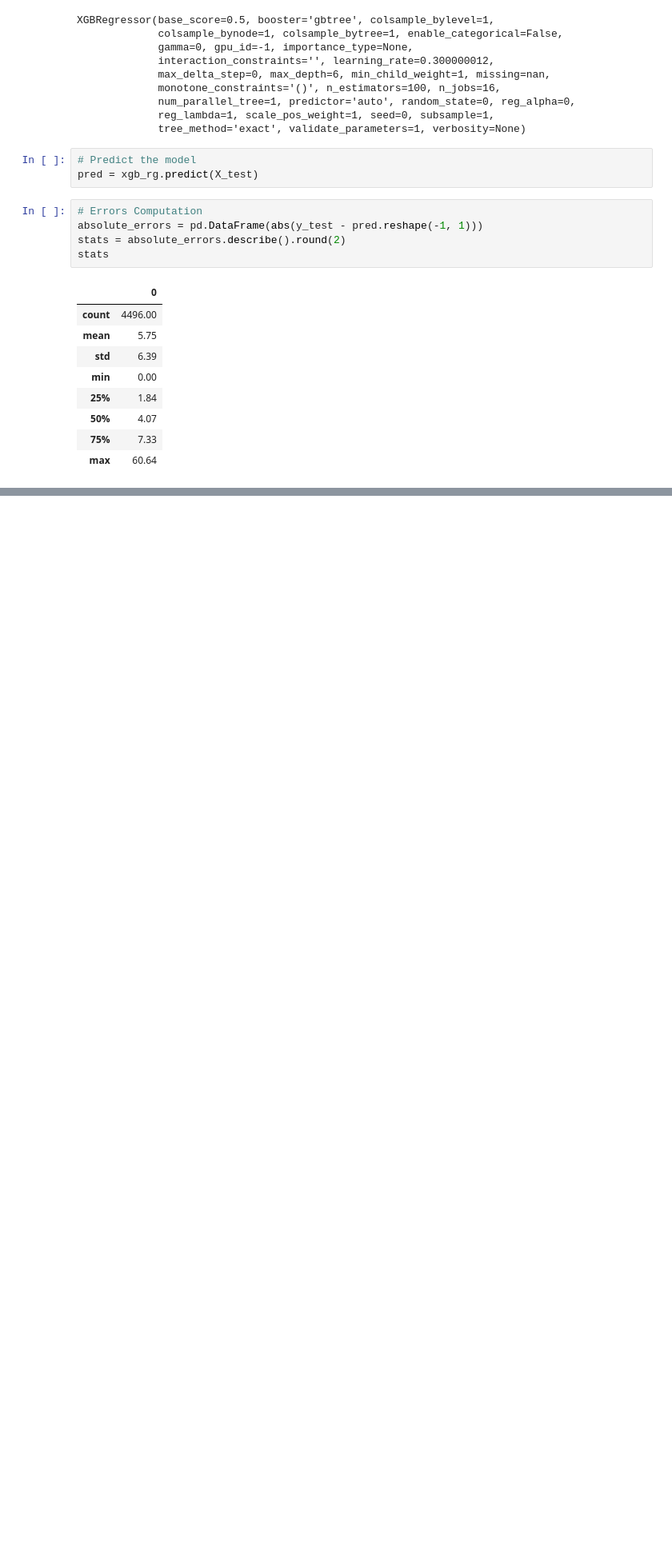
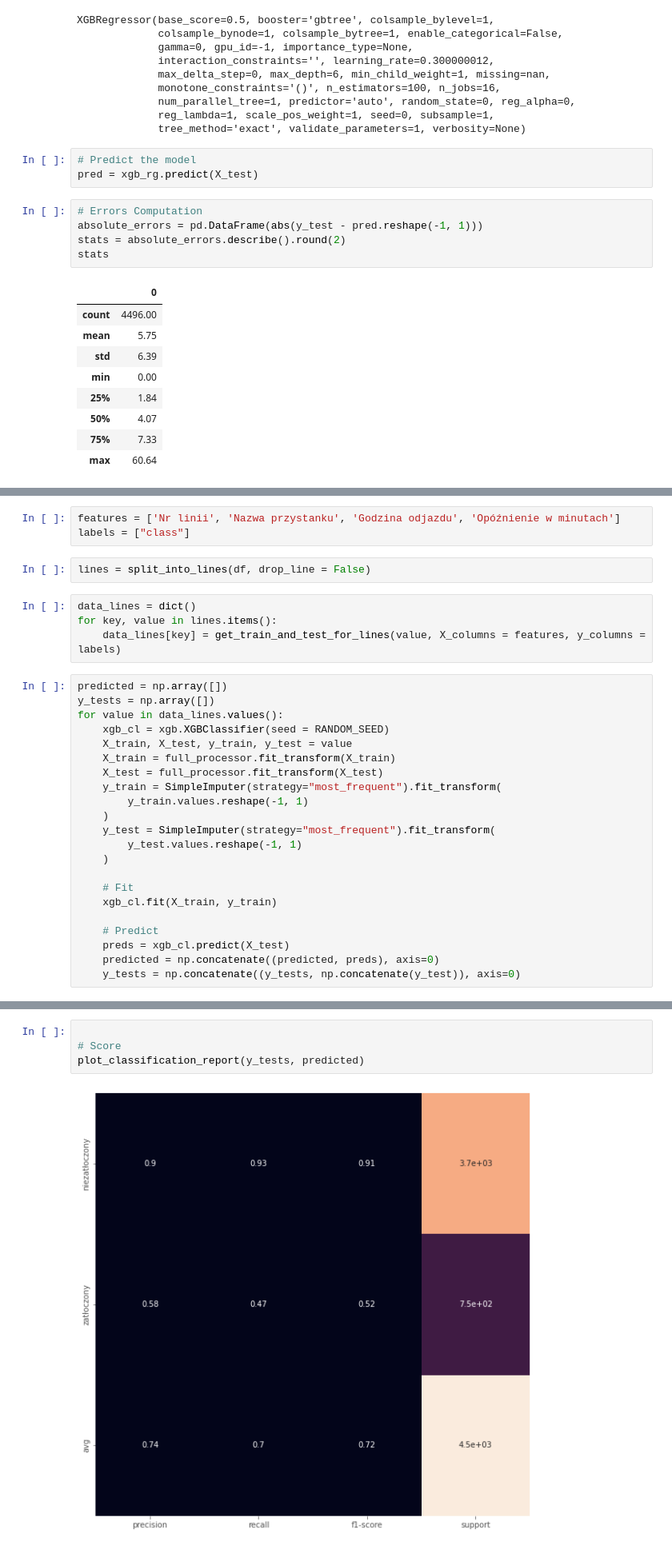
Before and after one commit to Walczi123/Projekt_Przetwarzanie_Danych, a Jupyter notebook: bin_cls_xgb.ipynb, the cells around one changed output, grey strips where cells are left out. Shown at 80% size. Saved outputs shown, nothing was run; the diff lists cells and outputs as text; blank space fills up the shorter version.

Commit message:
Add per line predictions to xgb

```diff
--- a/bin_cls_xgb.ipynb
+++ b/bin_cls_xgb.ipynb
@@ -373,0 +388,31 @@ stats
+# %%
+features = ['Nr linii', 'Nazwa przystanku', 'Godzina odjazdu', 'Opóźnienie w minutach']
+labels = ["class"]
+# %%
+lines = split_into_lines(df, drop_line = False)
+# %%
+data_lines = dict()
+for key, value in lines.items():
+    data_lines[key] = get_train_and_test_for_lines(value, X_columns = features, y_columns = labels)
+# %%
+predicted = np.array([])
+y_tests = np.array([])
+for value in data_lines.values():
+    xgb_cl = xgb.XGBClassifier(seed = RANDOM_SEED)
+    X_train, X_test, y_train, y_test = value
+    X_train = full_processor.fit_transform(X_train)
+    X_test = full_processor.fit_transform(X_test)
+    y_train = SimpleImputer(strategy="most_frequent").fit_transform(
+        y_train.values.reshape(-1, 1)
+    )
+    y_test = SimpleImputer(strategy="most_frequent").fit_transform(
+        y_test.values.reshape(-1, 1)
+    )
+
+    # Fit
+    xgb_cl.fit(X_train, y_train)
+
+    # Predict
+    preds = xgb_cl.predict(X_test)
+    predicted = np.concatenate((predicted, preds), axis=0)
+    y_tests = np.concatenate((y_tests, np.concatenate(y_test)), axis=0)
@@ -373,0 +429,6 @@ stats
+# %%
+
+# Score
+plot_classification_report(y_tests, predicted)
+# %% [output]
+[figure, added]
```
Also changed, not shown: parts of 17 cells of this notebook.
